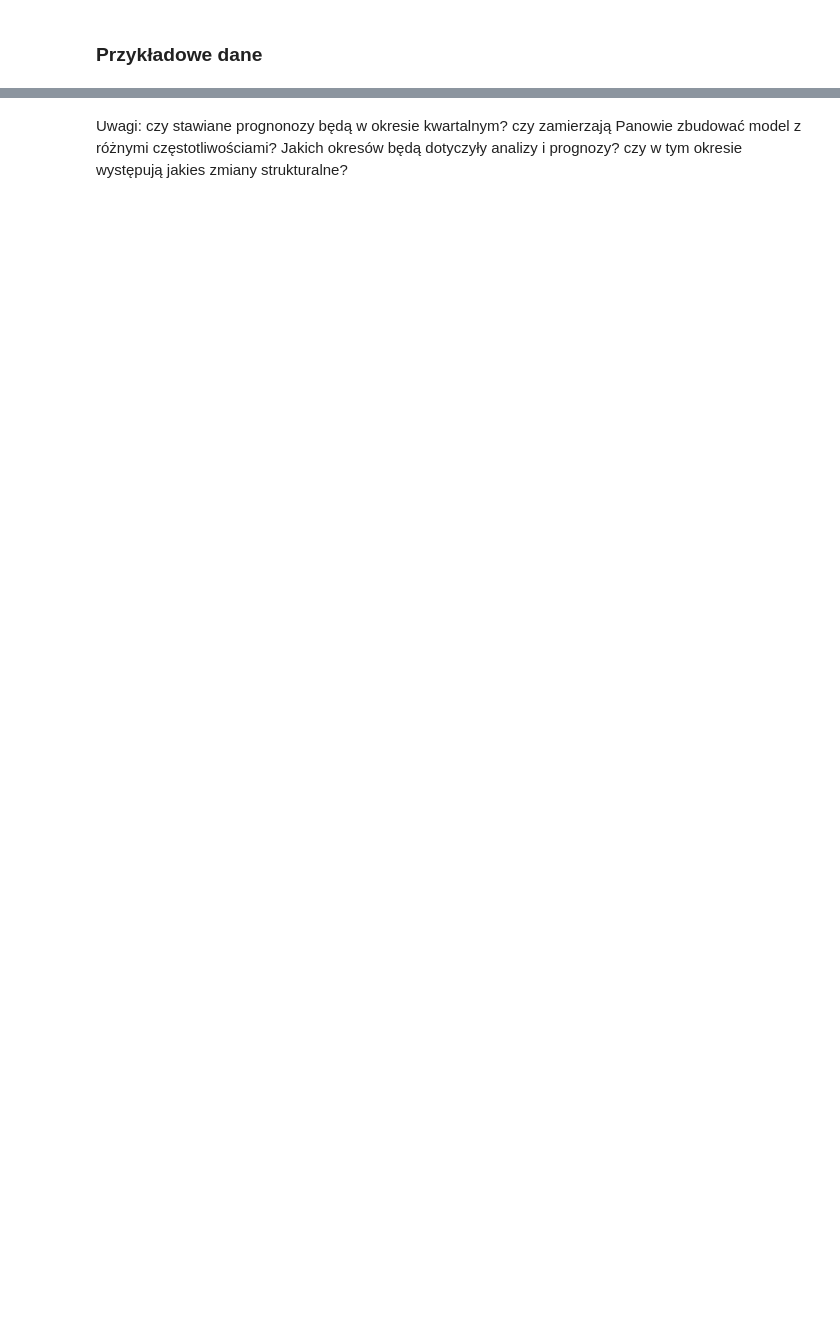
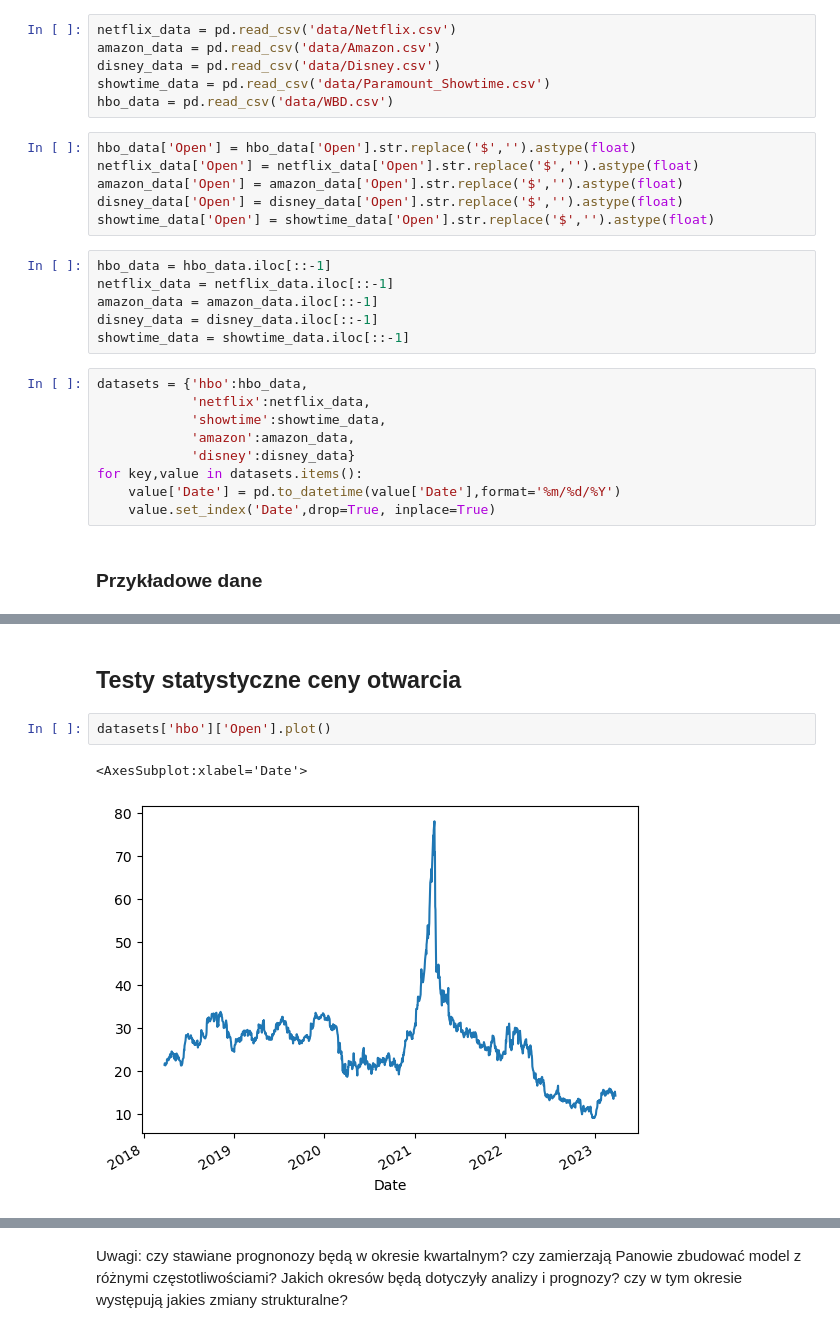
Before and after one commit to MiloszSojka/Projekt_UMWF, a Jupyter notebook: main.ipynb, the cells around one changed output, grey strips where cells are left out. Saved outputs shown, nothing was run; the diff lists cells and outputs as text; blank space fills up the shorter version.

Commit message:
podstawowe testy statystyczne

```diff
--- a/main.ipynb
+++ b/main.ipynb
@@ -50,2 +54,29 @@ wbd_data = nasdaqdatalink.get("WIKI/NFLX",rows=10)
+# %%
+netflix_data = pd.read_csv('data/Netflix.csv')
+amazon_data = pd.read_csv('data/Amazon.csv')
+disney_data = pd.read_csv('data/Disney.csv')
+showtime_data = pd.read_csv('data/Paramount_Showtime.csv')
+hbo_data = pd.read_csv('data/WBD.csv')
+# %%
+hbo_data['Open'] = hbo_data['Open'].str.replace('$','').astype(float)
+netflix_data['Open'] = netflix_data['Open'].str.replace('$','').astype(float)
+amazon_data['Open'] = amazon_data['Open'].str.replace('$','').astype(float)
+disney_data['Open'] = disney_data['Open'].str.replace('$','').astype(float)
+showtime_data['Open'] = showtime_data['Open'].str.replace('$','').astype(float)
+# %%
+hbo_data = hbo_data.iloc[::-1]
+netflix_data = netflix_data.iloc[::-1]
+amazon_data = amazon_data.iloc[::-1]
+disney_data = disney_data.iloc[::-1]
+showtime_data = showtime_data.iloc[::-1]
+# %%
+datasets = {'hbo':hbo_data,
+            'netflix':netflix_data,
+            'showtime':showtime_data,
+            'amazon':amazon_data,
+            'disney':disney_data}
+for key,value in datasets.items():
+    value['Date'] = pd.to_datetime(value['Date'],format='%m/%d/%Y')
+    value.set_index('Date',drop=True, inplace=True)
 # %% [markdown]
 ### Przykładowe dane
@@ -66,0 +83,7 @@ mydata
+# %% [markdown]
+## Testy statystyczne ceny otwarcia
+# %%
+datasets['hbo']['Open'].plot()
+# %% [output]
+<AxesSubplot:xlabel='Date'>
+[figure, added]
```
Also changed, not shown: parts of 11 cells of this notebook, 5 other files.
